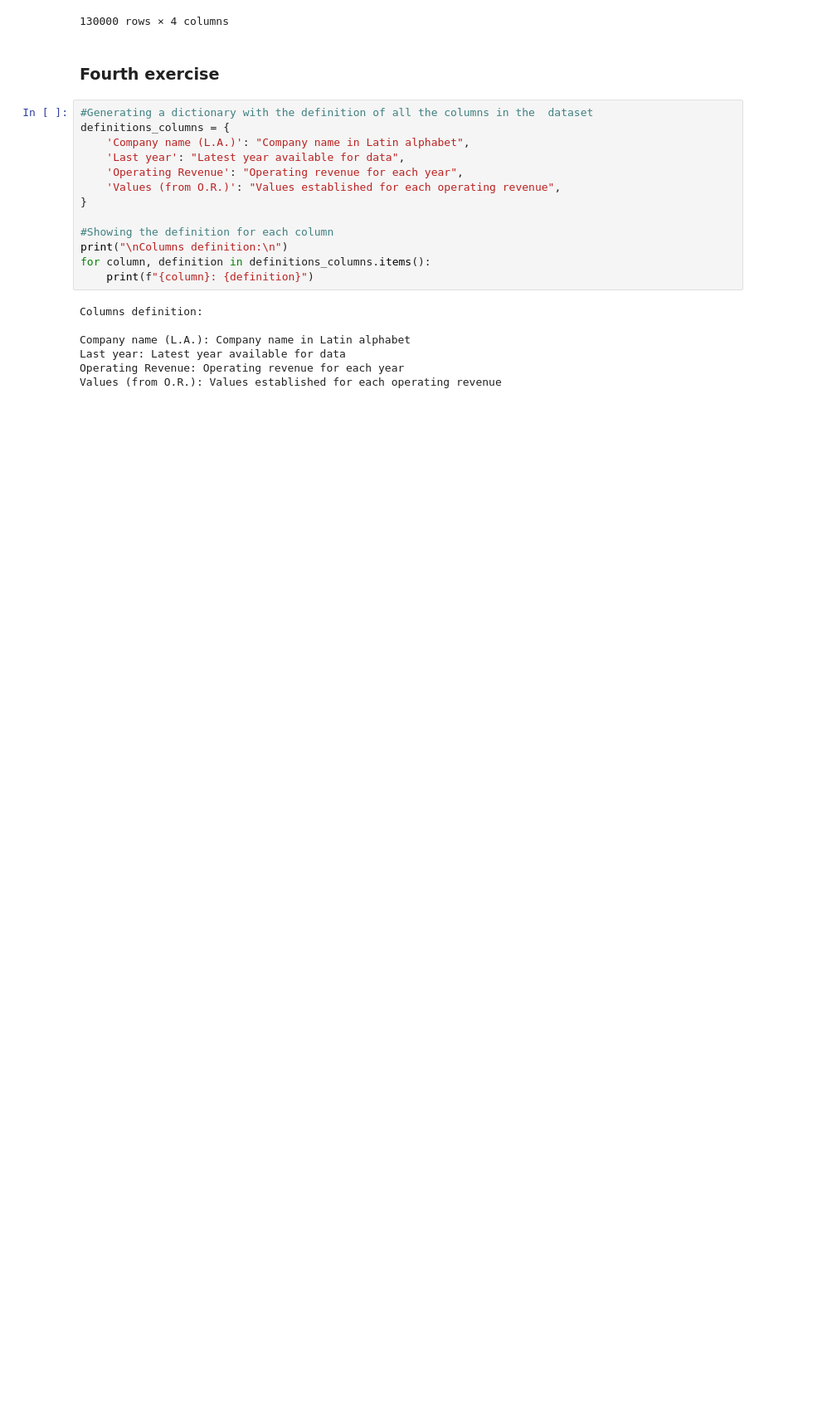
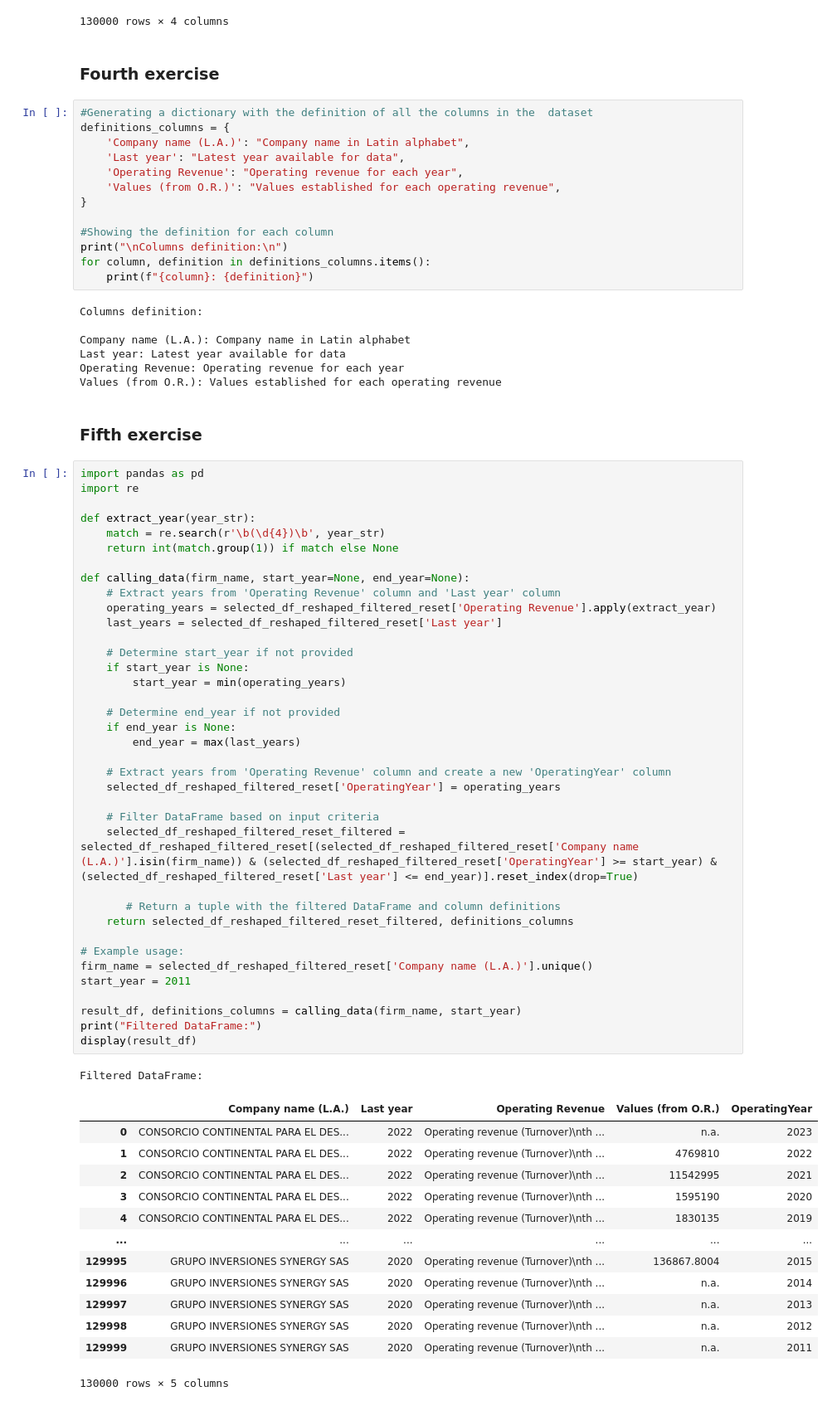
Before and after one commit to anzonyquispe/MediaLab_PUCP, a Jupyter notebook: Lecture_4/Assignment_4/group_3_ass_4_2024.ipynb, the cells around one changed output. Shown at 83% size. Drawn from its saved outputs; the diff is of its cells as text; blank space fills up the shorter version.

Commit message:
#134 Advance Katherine
Exercise 5

```diff
--- a/Lecture_4/Assignment_4/group_3_ass_4_2024.ipynb
+++ b/Lecture_4/Assignment_4/group_3_ass_4_2024.ipynb
@@ -235,3 +235,57 @@ Company name (L.A.): Company name in Latin alphabet
 Last year: Latest year available for data
 Operating Revenue: Operating revenue for each year
 Values (from O.R.): Values established for each operating revenue
+# %% [markdown]
+### Fifth exercise
+# %%
+import pandas as pd
+import re
+
+def extract_year(year_str):
+    match = re.search(r'\b(\d{4})\b', year_str)
+    return int(match.group(1)) if match else None
+
+def calling_data(firm_name, start_year=None, end_year=None):
+    # Extract years from 'Operating Revenue' column and 'Last year' column
+    operating_years = selected_df_reshaped_filtered_reset['Operating Revenue'].apply(extract_year)
+    last_years = selected_df_reshaped_filtered_reset['Last year']
+
+    # Determine start_year if not provided
+    if start_year is None:
+        start_year = min(operating_years)
+
+    # Determine end_year if not provided
+    if end_year is None:
+        end_year = max(last_years)
+
+    # Extract years from 'Operating Revenue' column and create a new 'OperatingYear' column
+    selected_df_reshaped_filtered_reset['OperatingYear'] = operating_years
+
+    # Filter DataFrame based on input criteria
+    selected_df_reshaped_filtered_reset_filtered = selected_df_reshaped_filtered_reset[(selected_df_reshaped_filtered_reset['Company name (L.A.)'].isin(firm_name)) & (selected_df_reshaped_filtered_reset['OperatingYear'] >= start_year) & (selected_df_reshaped_filtered_reset['Last year'] <= end_year)].reset_index(drop=True)
+
+       # Return a tuple with the filtered DataFrame and column definitions
+    return selected_df_reshaped_filtered_reset_filtered, definitions_columns
+
+# Example usage:
+firm_name = selected_df_reshaped_filtered_reset['Company name (L.A.)'].unique()
+start_year = 2011
+
+result_df, definitions_columns = calling_data(firm_name, start_year)
+print("Filtered DataFrame:")
+display(result_df)
+# %% [output]
+Filtered DataFrame:
+|  | Company name (L.A.) | Last year | Operating Revenue | Values (from O.R.) | OperatingYear |
+| 0 | CONSORCIO CONTINENTAL PARA EL DES... | 2022 | Operating revenue (Turnover)\nth ... | n.a. | 2023 |
+| 1 | CONSORCIO CONTINENTAL PARA EL DES... | 2022 | Operating revenue (Turnover)\nth ... | 4769810 | 2022 |
+| 2 | CONSORCIO CONTINENTAL PARA EL DES... | 2022 | Operating revenue (Turnover)\nth ... | 11542995 | 2021 |
+| 3 | CONSORCIO CONTINENTAL PARA EL DES... | 2022 | Operating revenue (Turnover)\nth ... | 1595190 | 2020 |
+| 4 | CONSORCIO CONTINENTAL PARA EL DES... | 2022 | Operating revenue (Turnover)\nth ... | 1830135 | 2019 |
+| ... | ... | ... | ... | ... | ... |
+| 129995 | GRUPO INVERSIONES SYNERGY SAS | 2020 | Operating revenue (Turnover)\nth ... | 136867.8004 | 2015 |
+| 129996 | GRUPO INVERSIONES SYNERGY SAS | 2020 | Operating revenue (Turnover)\nth ... | n.a. | 2014 |
+| 129997 | GRUPO INVERSIONES SYNERGY SAS | 2020 | Operating revenue (Turnover)\nth ... | n.a. | 2013 |
+| 129998 | GRUPO INVERSIONES SYNERGY SAS | 2020 | Operating revenue (Turnover)\nth ... | n.a. | 2012 |
+| 129999 | GRUPO INVERSIONES SYNERGY SAS | 2020 | Operating revenue (Turnover)\nth ... | n.a. | 2011 |
+130000 rows × 5 columns
```
